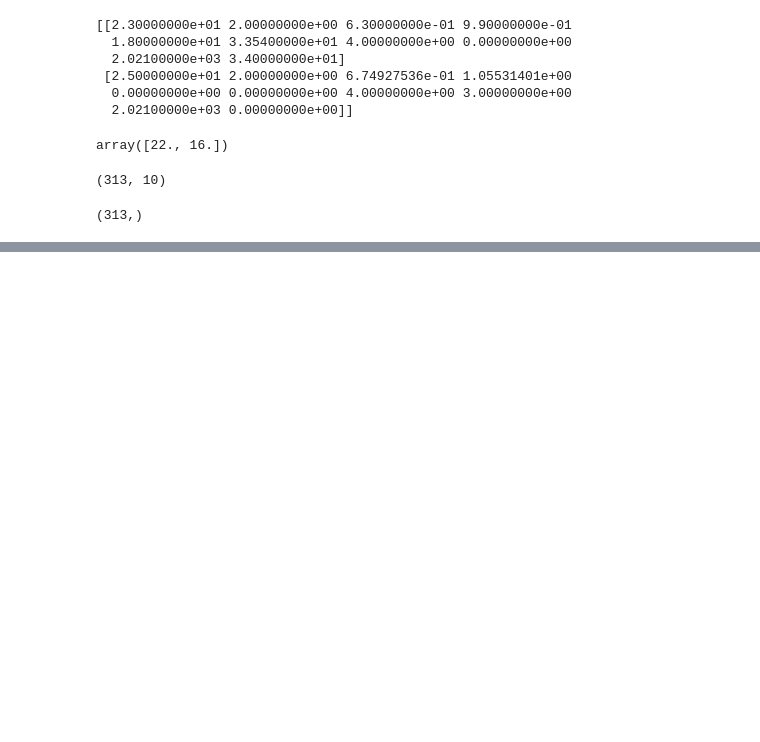
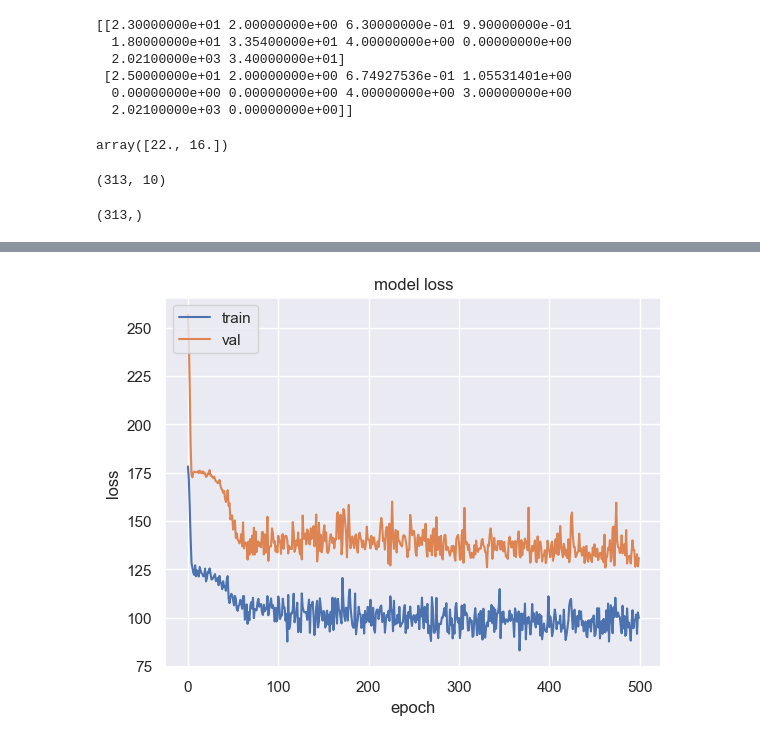
Before and after one commit to AsimFayyazRaja/freshflow_task, a Jupyter notebook: train_experimentation.ipynb, the cells around one changed output, grey strips where cells are left out. Drawn from its saved outputs; the diff is of its cells as text; code cells hidden in the pictures; blank space fills up the shorter version.

```diff
--- a/train_experimentation.ipynb
+++ b/train_experimentation.ipynb
@@ -246,0 +197,5 @@ plt.show()
+# %%
+X_test=scaler.transform(X_test)
+# %%
+X_train=np.reshape(X_train,(len(X_train),1,10))
+X_test=np.reshape(X_test,(len(X_test),1,10))
@@ -246,0 +204,19 @@ plt.show()
+# %%
+from keras.models import Model
+from keras.layers import *
+from tensorflow.keras.optimizers import Adam
+
+inp = Input((1,10))
+
+x=Bidirectional(LSTM(64,return_sequences=True))(inp)
+x = Dropout(0.2)(x)
+x=LSTM(16)(x)
+x=Flatten()(x)
+x = Dropout(0.2)(x)
+
+x = Dense(512,activation='relu', name='feats')(x)
+
+out1 = Dense(1,activation='linear')(x)
+
+model = Model(inp, out1)
+model.summary()
@@ -246,0 +241,8 @@ plt.show()
+# %%
+from tensorflow.keras.callbacks import EarlyStopping
+
+callback = EarlyStopping(monitor='val_loss', patience=10)
+model.compile(optimizer = 'adam', loss = 'mse')
+
+history=model.fit(X_train,y_train,
+                  validation_data=(X_test,y_test), shuffle=True, epochs=1000, batch_size=32)
@@ -246,0 +267,10 @@ plt.show()
+# %%
+plt.plot(history.history['loss'])
+plt.plot(history.history['val_loss'])
+plt.title('model loss')
+plt.ylabel('loss')
+plt.xlabel('epoch')
+plt.legend(['train', 'val'], loc='upper left')
+plt.show()
+# %% [output]
+[figure, added]
```
Also changed, not shown: parts of 18 cells of this notebook, 3 other files.
